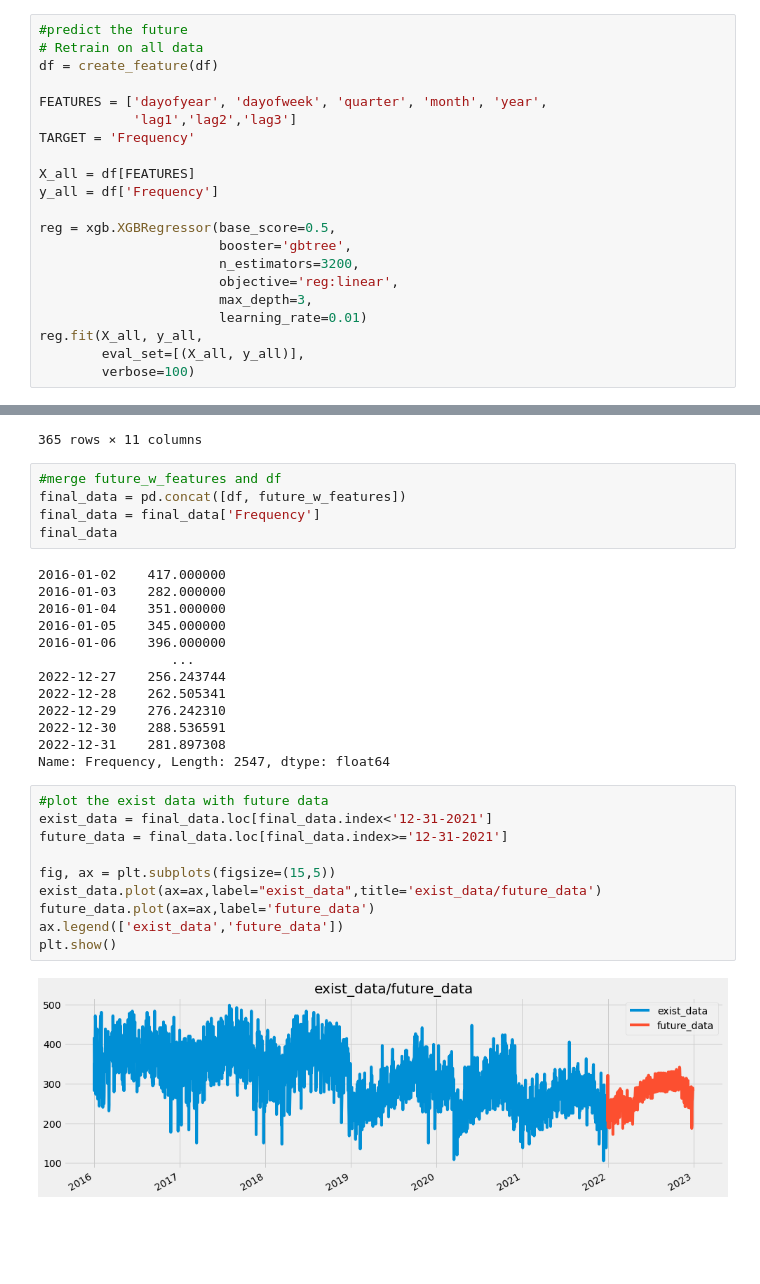
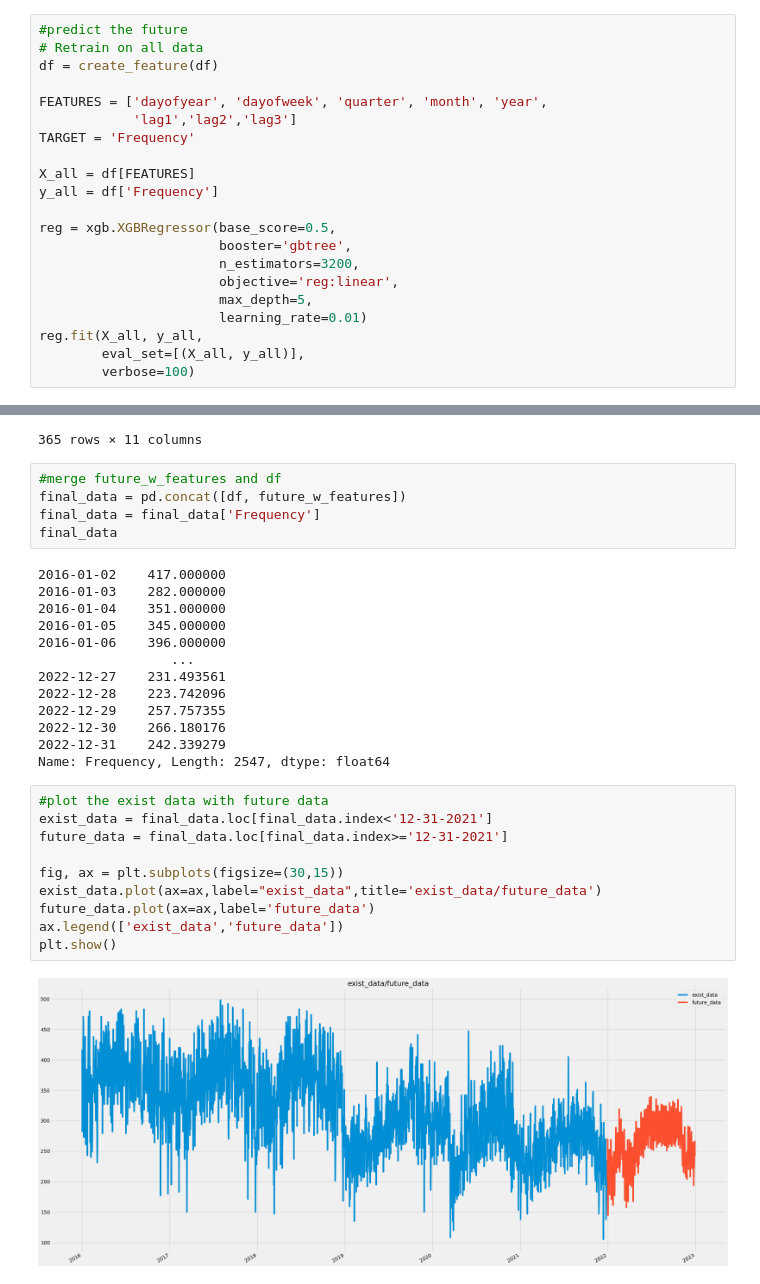
Before and after one commit to hunterkillera/DA200-Project, a Jupyter notebook: xgboost-cv.ipynb, the cells around one changed output, grey strips where cells are left out. Saved outputs shown, nothing was run; the diff lists cells and outputs as text; blank space fills up the shorter version.

```diff
--- a/xgboost-cv.ipynb
+++ b/xgboost-cv.ipynb
@@ -295,7 +295,7 @@ reg = xgb.XGBRegressor(base_score=0.5,
                        booster='gbtree',
                        n_estimators=3200,
                        objective='reg:linear',
-                       max_depth=3,
+                       max_depth=5,
                        learning_rate=0.01)
 reg.fit(X_all, y_all,
         eval_set=[(X_all, y_all)],
@@ -445,21 +453,21 @@ final_data
 2016-01-05    345.000000
 2016-01-06    396.000000
                  ...
-2022-12-27    256.243744
-2022-12-28    262.505341
-2022-12-29    276.242310
-2022-12-30    288.536591
-2022-12-31    281.897308
+2022-12-27    231.493561
+2022-12-28    223.742096
+2022-12-29    257.757355
+2022-12-30    266.180176
+2022-12-31    242.339279
 Name: Frequency, Length: 2547, dtype: float64
 # %%
 #plot the exist data with future data
 exist_data = final_data.loc[final_data.index<'12-31-2021']
 future_data = final_data.loc[final_data.index>='12-31-2021']
 
-fig, ax = plt.subplots(figsize=(15,5))
+fig, ax = plt.subplots(figsize=(30,15))
 exist_data.plot(ax=ax,label="exist_data",title='exist_data/future_data')
 future_data.plot(ax=ax,label='future_data')
 ax.legend(['exist_data','future_data'])
 plt.show()
 # %% [output]
-[figure, old version]
+[figure, new version]
```
Also changed, not shown: parts of 15 cells of this notebook.
